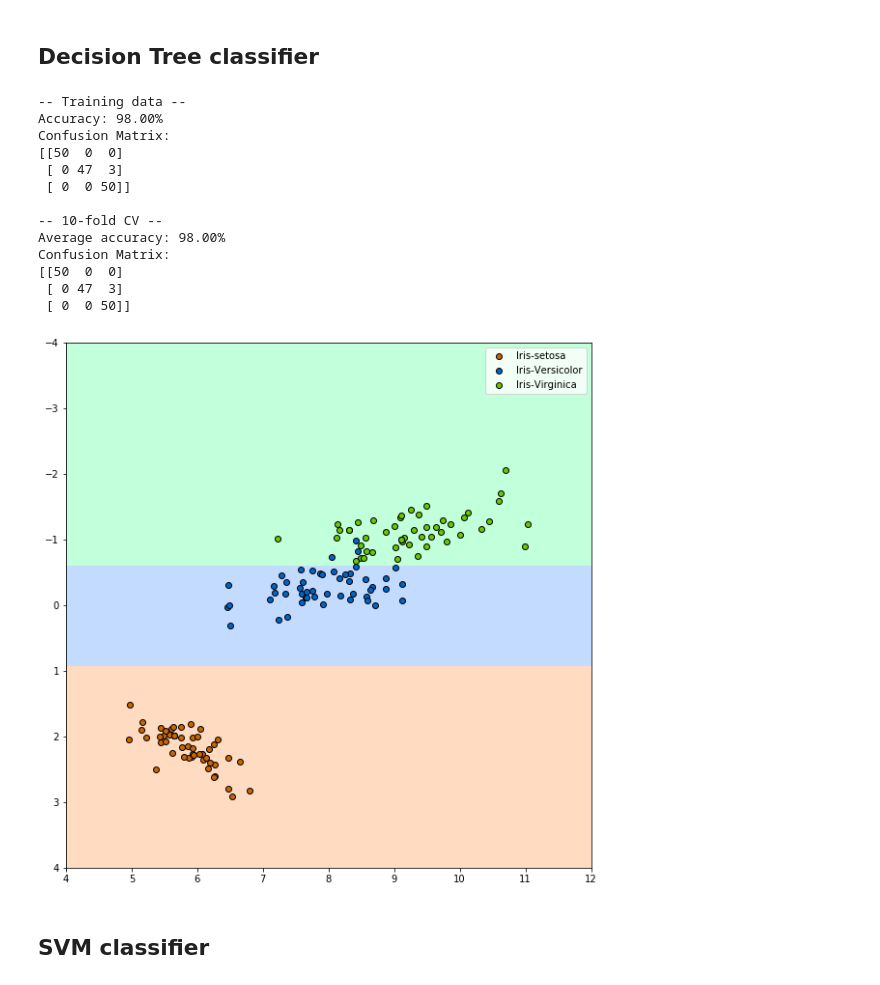
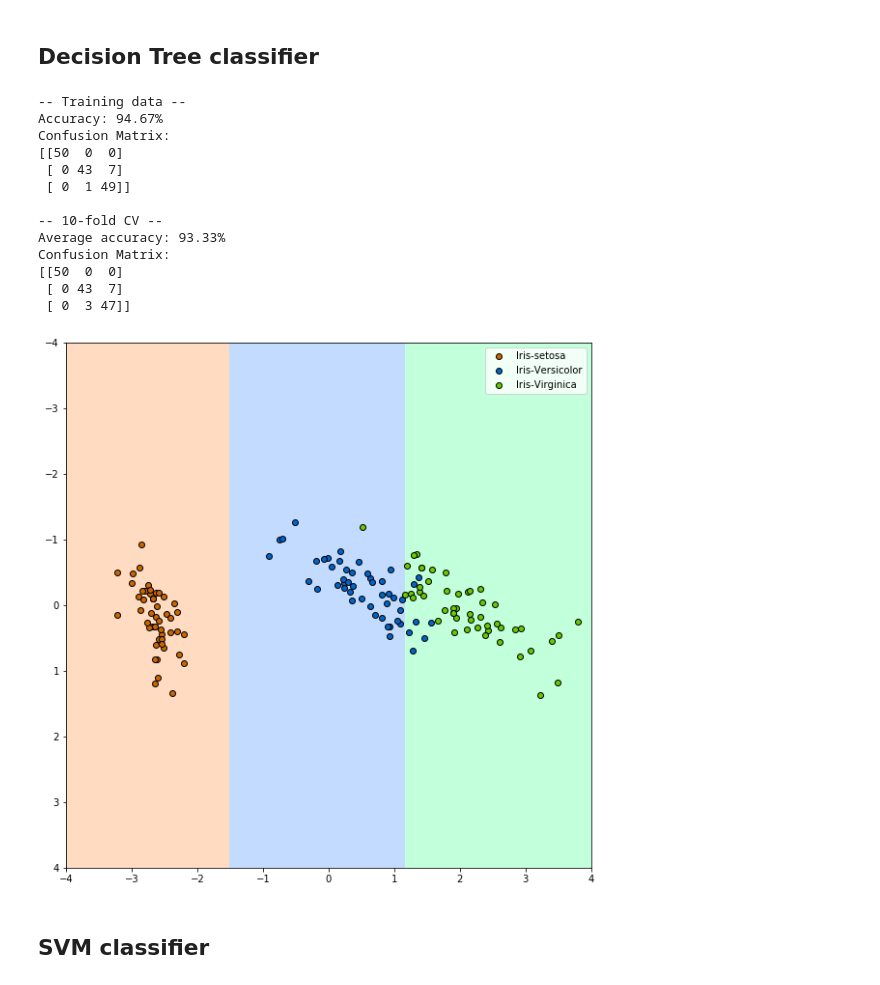
Before and after one commit to jhagelback/ml-sk, a Jupyter notebook: Iris PCA.ipynb, the cells around one changed output. Drawn from its saved outputs; the diff is of its cells as text; code cells hidden in the pictures.

```diff
--- a/Iris PCA.ipynb
+++ b/Iris PCA.ipynb
@@ -39,9 +39,8 @@ def evaluate(model):
     model.fit(X, Y)
     # evaluate dataset
     y_pred = model.predict(X)
-    predictions = [round(value) for value in y_pred]
     # calculate accuracy
-    accuracy = accuracy_score(Y, predictions)
+    accuracy = accuracy_score(Y, y_pred)
     print("Accuracy: %.2f%%" % (accuracy * 100.0))
     # confusion matrix
     print("Confusion Matrix:")
@@ -53,8 +52,7 @@ def evaluate(model):
     # 10-fold CV
     y_pred = cross_val_predict(model, X, Y, cv=10)
     # calculate accuracy
-    predictions = [round(value) for value in y_pred]
-    accuracy = accuracy_score(Y, predictions)
+    accuracy = accuracy_score(Y, y_pred)
     print("Average accuracy: %.2f%%" % (accuracy * 100.0))
     # confusion matrix
     print("Confusion Matrix:")
@@ -62,0 +64,16 @@ def evaluate(model):
+# %%
+from sklearn.decomposition import PCA
+
+print("Original attributes: {}".format(X_raw.shape[1]))
+dr = PCA(n_components=2)
+dr.fit(X_raw)
+X = dr.transform(X_raw)
+print("Attributes after reduction: {}".format(X.shape[1]))
+
+# Show min, max and range of attributes
+attr_min = X.min(0)
+attr_max = X.max(0)
+attr_range = attr_max - attr_min
+print("Min value: {}".format(attr_min))
+print("Max value: {}".format(attr_max))
+print("Value range: {}".format(attr_range))
@@ -78,7 +101,7 @@ def pred_matrix():
     for r in range(shape[0]):
         for c in range(shape[1]):
             # rearrange to attribute values
-            x0 = c/25+4
+            x0 = c/25-4
             x1 = r/25-4
             cy = ([[x0,x1]])
             # predict instance
@@ -94,7 +117,7 @@ def show_decision_borders(model):
 
     # figure settings
     custom_cmap = ListedColormap(['#ffdbc2','#c2dbff','#c2ffdb'])
-    extent = 4, 12, 4, -4
+    extent = -4, 4, 4, -4
 
     # Display matrix
     plt.figure(figsize=(10, 10))
@@ -161,27 +184,27 @@ Confusion Matrix:
 # %%
 from sklearn.tree import DecisionTreeClassifier
 
 # train model
-model = DecisionTreeClassifier(min_samples_leaf=10, max_depth=8, random_state=seed)
+model = DecisionTreeClassifier(min_samples_leaf=10, max_depth=12, random_state=seed)
 evaluate(model)
 
 # visualize decision borders
 show_decision_borders(model)
 # %% [output]
 -- Training data --
-Accuracy: 98.00%
+Accuracy: 94.67%
 Confusion Matrix:
 [[50  0  0]
- [ 0 47  3]
- [ 0  0 50]]
+ [ 0 43  7]
+ [ 0  1 49]]
 
 -- 10-fold CV --
-Average accuracy: 98.00%
+Average accuracy: 93.33%
 Confusion Matrix:
 [[50  0  0]
- [ 0 47  3]
- [ 0  0 50]]
+ [ 0 43  7]
+ [ 0  3 47]]
-[figure, old version]
+[figure, new version]
 # %% [markdown]
 <h2>SVM classifier</h2>
 # %%
```
Also changed, not shown: parts of 9 cells of this notebook, 1 other file.
